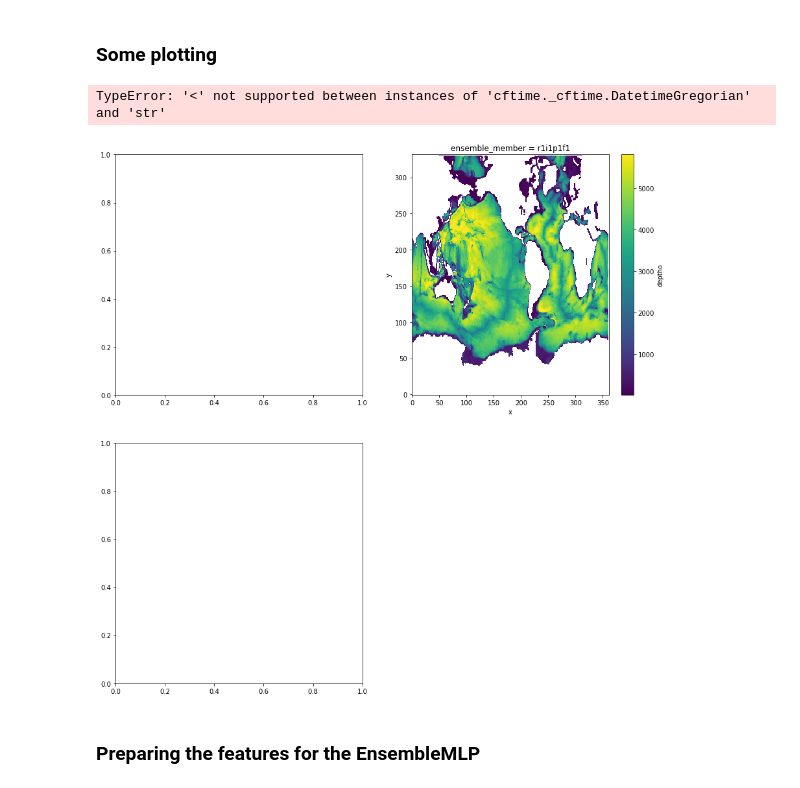
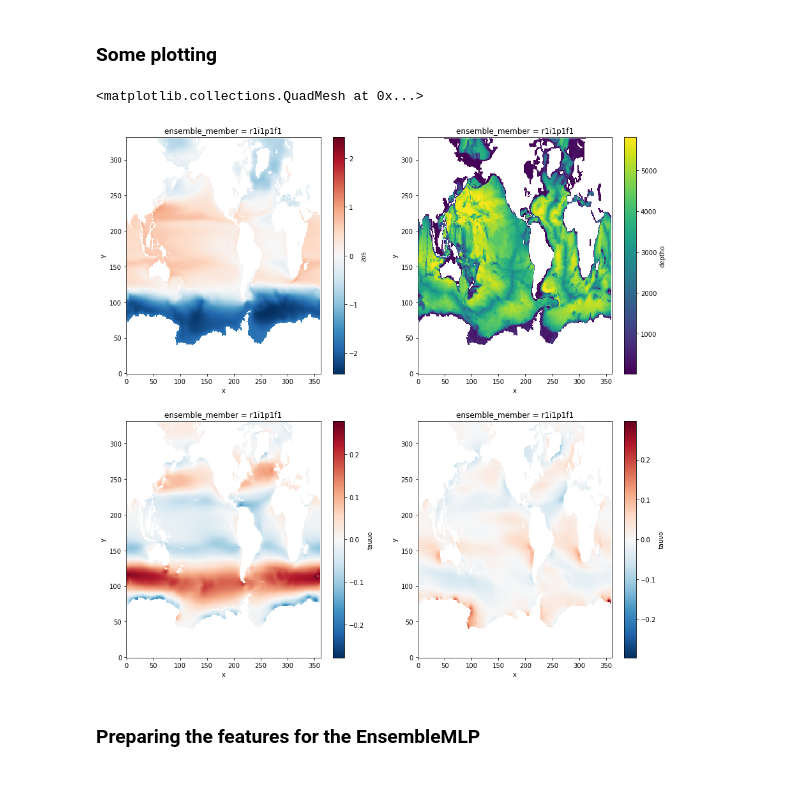
Before and after one commit to maikejulie/DNN4Cli, a Jupyter notebook: THOR/ApplicationOnCMIPModels/IPSL-EnsemlbleMLP-4pctCO2-Github.ipynb, the cells around one changed output. Cells and saved outputs as stored; diff of their text form; code cells hidden in the pictures.

```diff
--- a/THOR/ApplicationOnCMIPModels/IPSL-EnsemlbleMLP-4pctCO2-Github.ipynb
+++ b/THOR/ApplicationOnCMIPModels/IPSL-EnsemlbleMLP-4pctCO2-Github.ipynb
@@ -140,3 +140,6 @@ col_tauvo.df
 | 2 | CMIP6 | IPSL | IPSL-CM6A-LR | abrupt-4xCO2 | mon | ocean | Omon | r1i1p1f1 | ... |
 # %% [markdown]
 ### Read data
+# %%
+#dset_dict_zos = cat.to_dataset_dict(cdf_kwargs={'chunks': {'time': 20}}, storage_options={'anon':True})
+dset_dict_zos = cat.to_dataset_dict(cdf_kwargs={'decode_times': True,'use_cftime': True,'chunks': {'time': 20}}, storage_options={'anon':True})
@@ -143,5 +150,5 @@ col_tauvo.df
 # %%
-dset_dict_zos = cat.to_dataset_dict(cdf_kwargs={'chunks': {'time': 20}}, storage_options={'anon':True})
+dset_dict_tauuo = col_tauuo.to_dataset_dict(cdf_kwargs={'decode_times': True,'use_cftime': True,'chunks': {'time': 20}}, storage_options={'anon':True})
 # %% [output]
 --> The keys in the returned dictionary of datasets are constructed as follows:
         'project.institute.model.experiment_id.mip_table'
@@ -173,5 +156,5 @@ dict_keys(['CMIP6.IPSL.IPSL-CM6A-LR.abrupt-4xCO2.Omon'])
 # %%
-dset_dict_tauuo = col_tauuo.to_dataset_dict(cdf_kwargs={'chunks': {'time': 20}}, storage_options={'anon':True})
+dset_dict_tauvo = col_tauvo.to_dataset_dict(cdf_kwargs={'decode_times': True,'use_cftime': True,'chunks': {'time': 20}}, storage_options={'anon':True})
 # %% [output]
 --> The keys in the returned dictionary of datasets are constructed as follows:
         'project.institute.model.experiment_id.mip_table'
@@ -203,2 +161,0 @@ dict_keys(['CMIP6.IPSL.IPSL-CM6A-LR.abrupt-4xCO2.Omon'])
-# %%
-dset_dict_tauvo = col_tauvo.to_dataset_dict(cdf_kwargs={'chunks': {'time': 20}}, storage_options={'anon':True})
@@ -228,20 +177,20 @@ bathm_xr = dset_dict_bathm["CMIP6.IPSL.IPSL-CM6A-LR.1pctCO2.Ofx"]
 # %%
 plt.figure(figsize=(15,15))
 
 plt.subplot(2,2,1)
-#zos_xr.zos.sel(time=slice("1992", "2011")).mean(axis=1).plot()
+zos_xr.zos.sel(time=slice("1992", "2011")).mean(axis=1).plot()
 
 plt.subplot(2,2,2)
 bathm_xr.deptho[0,:,:,:].max(axis=0).plot()
 
 plt.subplot(2,2,3)
 tauuo_xr.tauuo.sel(time=slice("1992", "2011")).mean(axis=1).plot()
 
 plt.subplot(2,2,4)
 tauvo_xr.tauvo.sel(time=slice("1992", "2011")).mean(axis=1).plot()
 # %% [output]
-TypeError: '<' not supported between instances of 'cftime._cftime.DatetimeGregorian' and 'str'
+<matplotlib.collections.QuadMesh at 0x...>
-[figure, old version]
+[figure, new version]
 # %% [markdown]
 ### Preparing the features for the EnsembleMLP
 # %%
```
Also changed, not shown: parts of 11 cells of this notebook, 9 other files.
